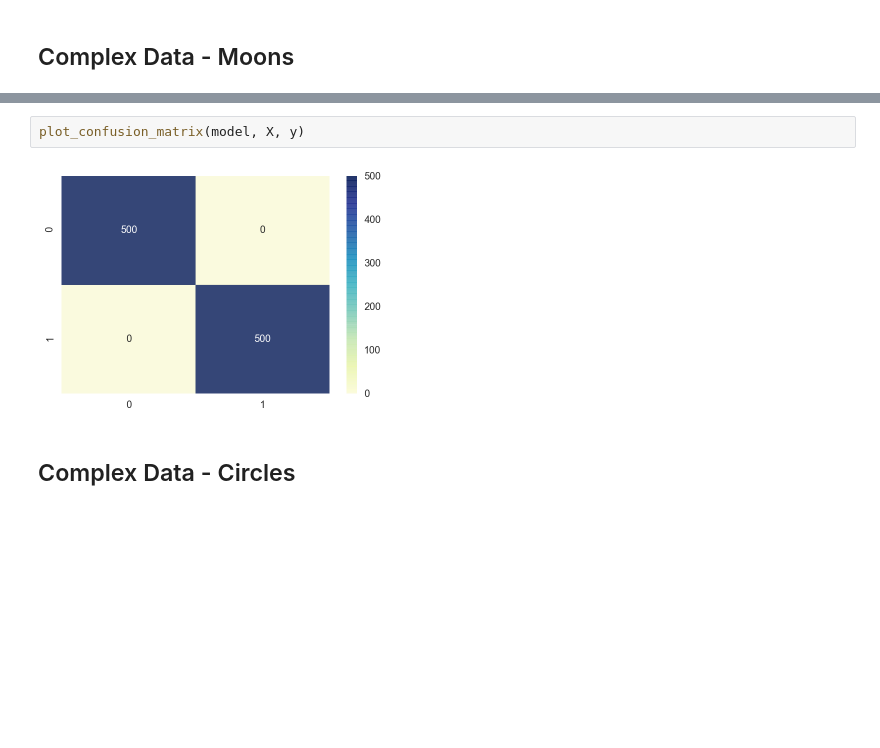
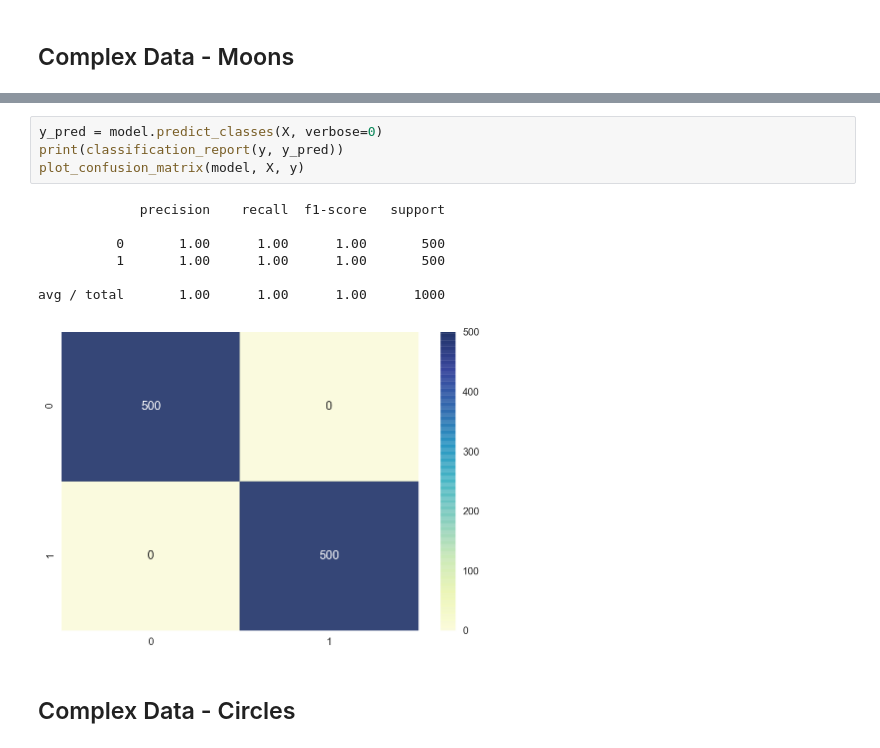
Before and after one commit to ardendertat/Applied-Deep-Learning-with-Keras, a Jupyter notebook: notebooks/Artificial Neural Networks.ipynb, the cells around one changed output, grey strips where cells are left out. Saved outputs shown, nothing was run; the diff lists cells and outputs as text; blank space fills up the shorter version.

```diff
--- a/notebooks/Artificial Neural Networks.ipynb
+++ b/notebooks/Artificial Neural Networks.ipynb
@@ -306,7 +320,15 @@ plot_decision_boundary(lambda x: model.predict(x), X, y)
-# %%
-plot_confusion_matrix(model, X, y)
-# %% [output]
-[figure, removed]
+# %%
+y_pred = model.predict_classes(X, verbose=0)
+print(classification_report(y, y_pred))
+plot_confusion_matrix(model, X, y)
+# %% [output]
+             precision    recall  f1-score   support
+
+          0       1.00      1.00      1.00       500
+          1       1.00      1.00      1.00       500
+
+avg / total       1.00      1.00      1.00      1000
+[figure, added]
 # %% [markdown]
 ## Complex Data - Circles
 # %%
```
Also changed, not shown: parts of 30 cells of this notebook, 1 other file.
